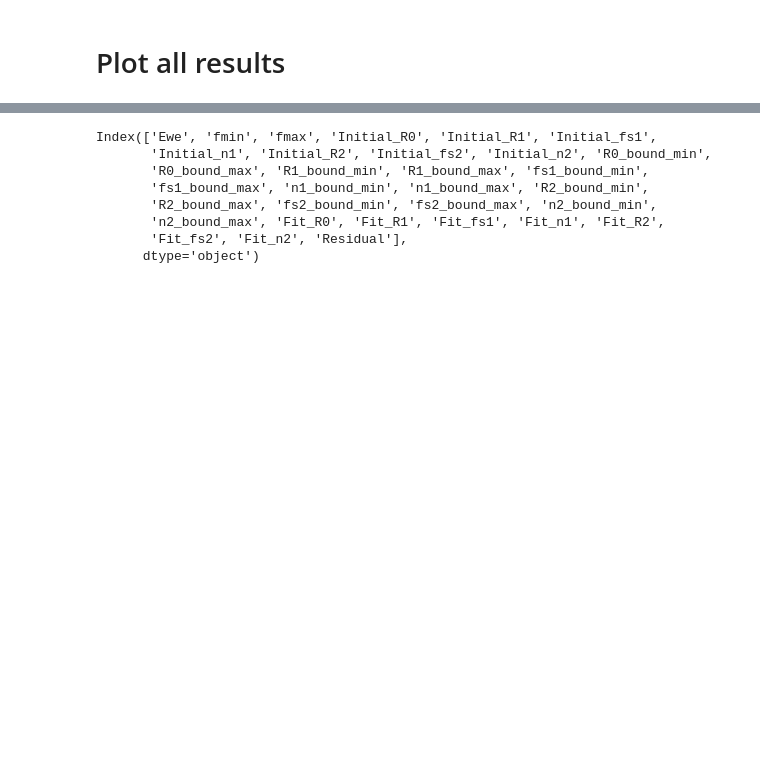
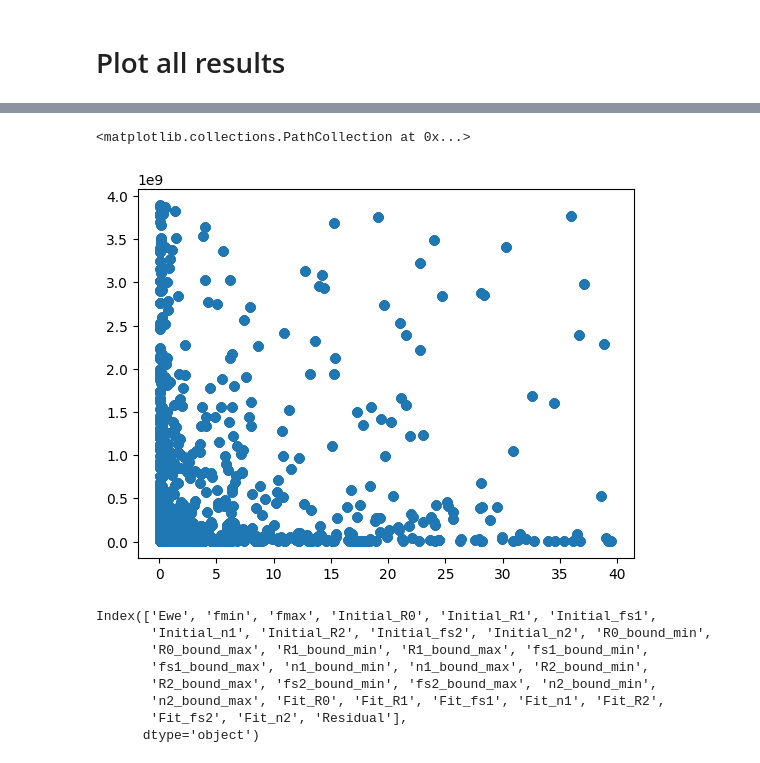
Before and after one commit to raulgarciadiez/EIS_HIROF, a Jupyter notebook: plot_database.ipynb, the cells around one changed output, grey strips where cells are left out. Cells and saved outputs as stored; diff of their text form; code cells hidden in the pictures; blank space fills up the shorter version.

```diff
--- a/plot_database.ipynb
+++ b/plot_database.ipynb
@@ -24,3 +24,11 @@ sns.violinplot(x=param1, y=param2, data=df, inner="point")
+# %%
+param1 = "R2_bound_min"
+param2 = "R2_bound_max"
+
+plt.scatter(df[param1], df[param2])
+# %% [output]
+<matplotlib.collections.PathCollection at 0x...>
+[figure, added]
 # %%
 df.keys()
 # %% [output]
```
Also changed, not shown: parts of 1 cell of this notebook, 2 other files.
